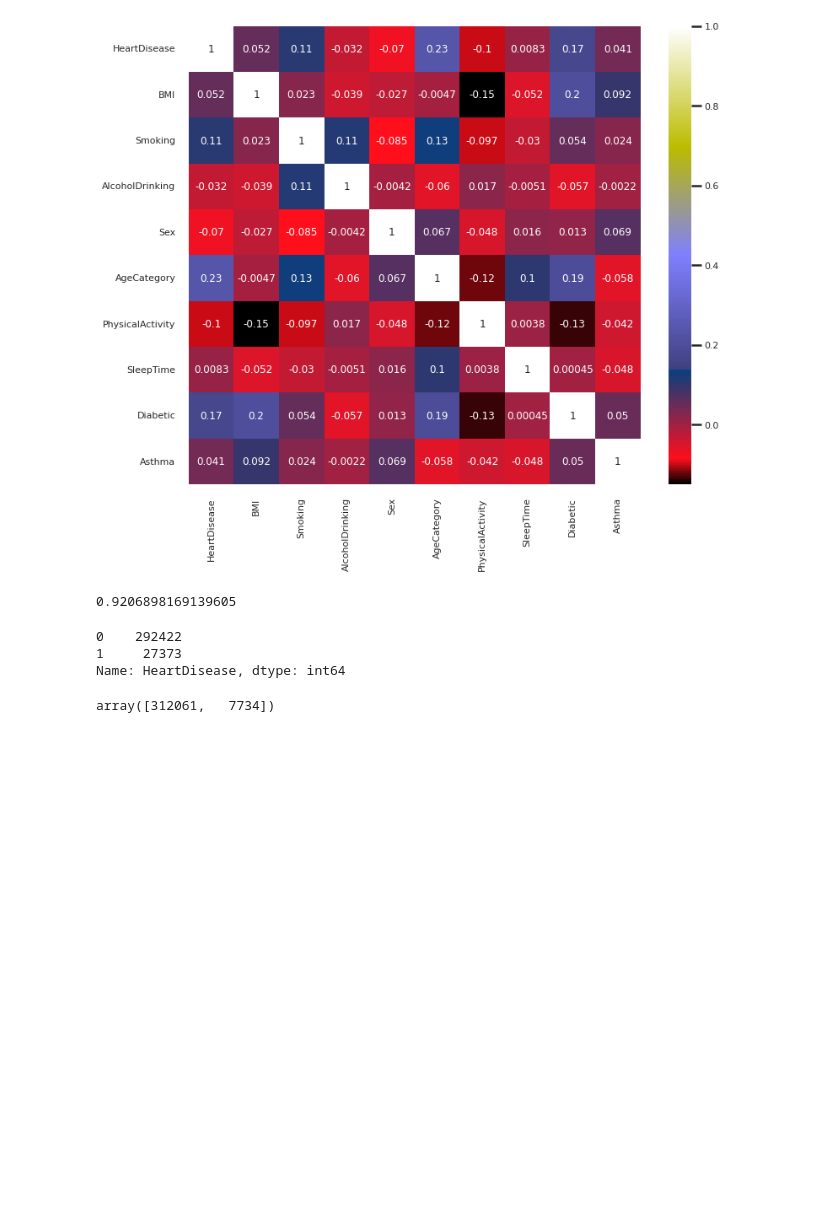
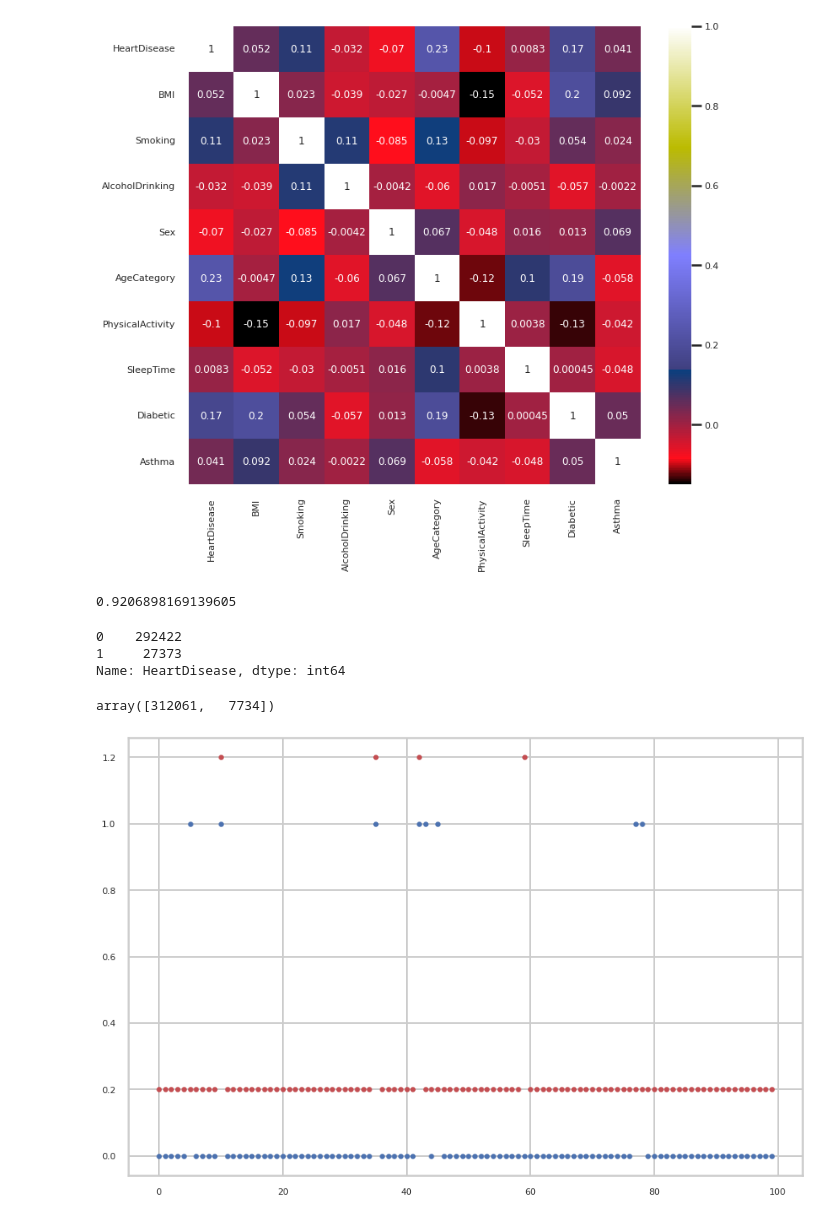
Before and after one commit to YacineSteeve/365_Days_of_Code, a Jupyter notebook: Yacine_B/machine_learning/classification_model.ipynb, the cells around one changed output. Drawn from its saved outputs; the diff is of its cells as text; code cells hidden in the pictures; blank space fills up the shorter version.

```diff
--- a/Yacine_B/machine_learning/classification_model.ipynb
+++ b/Yacine_B/machine_learning/classification_model.ipynb
@@ -102,11 +103,22 @@ classification_model.score(X, y)
 # %% [output]
 0.9206898169139605
 # %%
+y_predict = classification_model.predict(X)
+
 print(data["HeartDisease"].value_counts())
-uniques, counts = np.unique(classification_model.predict(X), return_counts=True)
+uniques, counts = np.unique(y_predict, return_counts=True)
 counts
 # %% [output]
 0    292422
 1     27373
 Name: HeartDisease, dtype: int64
 array([312061,   7734])
+# %%
+n = 100
+s = 20
+plt.figure(figsize=(15, 10))
+plt.scatter(range(n), data["HeartDisease"].iloc[:n], s=s)
+plt.scatter(range(n), (y_predict + 0.2)[:n], s=s, c="r")
+plt.show()
+# %% [output]
+[figure, added]
```
Also changed, not shown: parts of 1 cell of this notebook, 1 other file.
